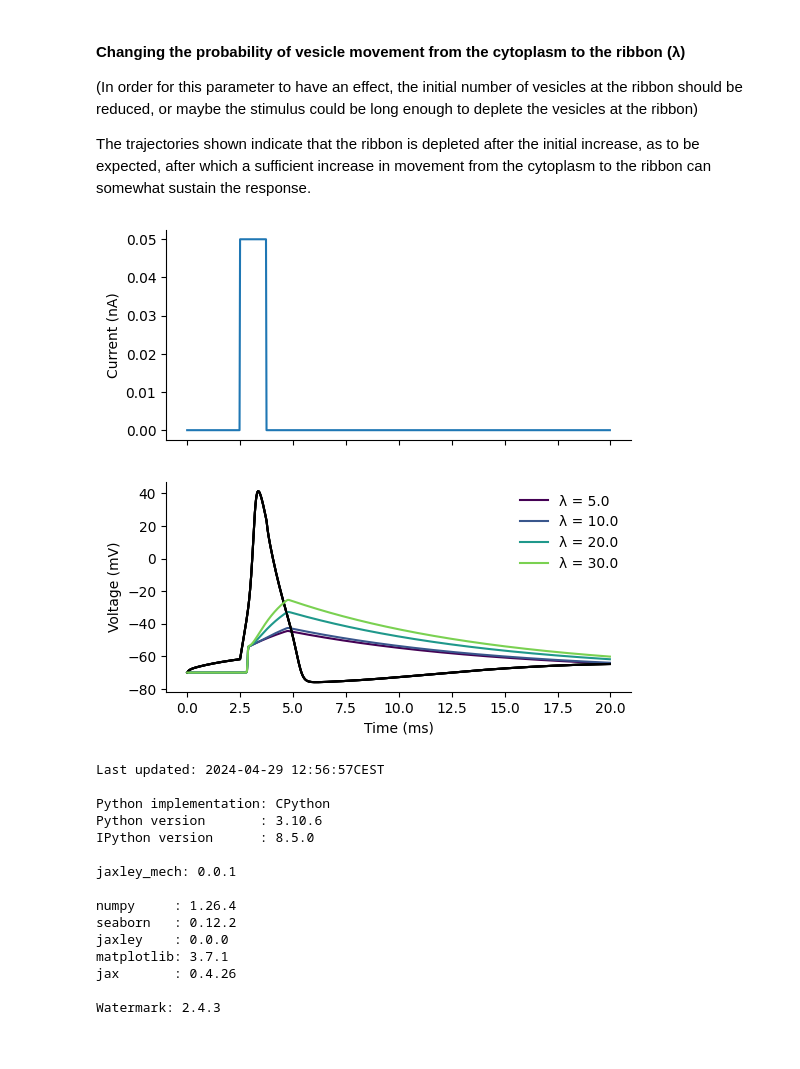
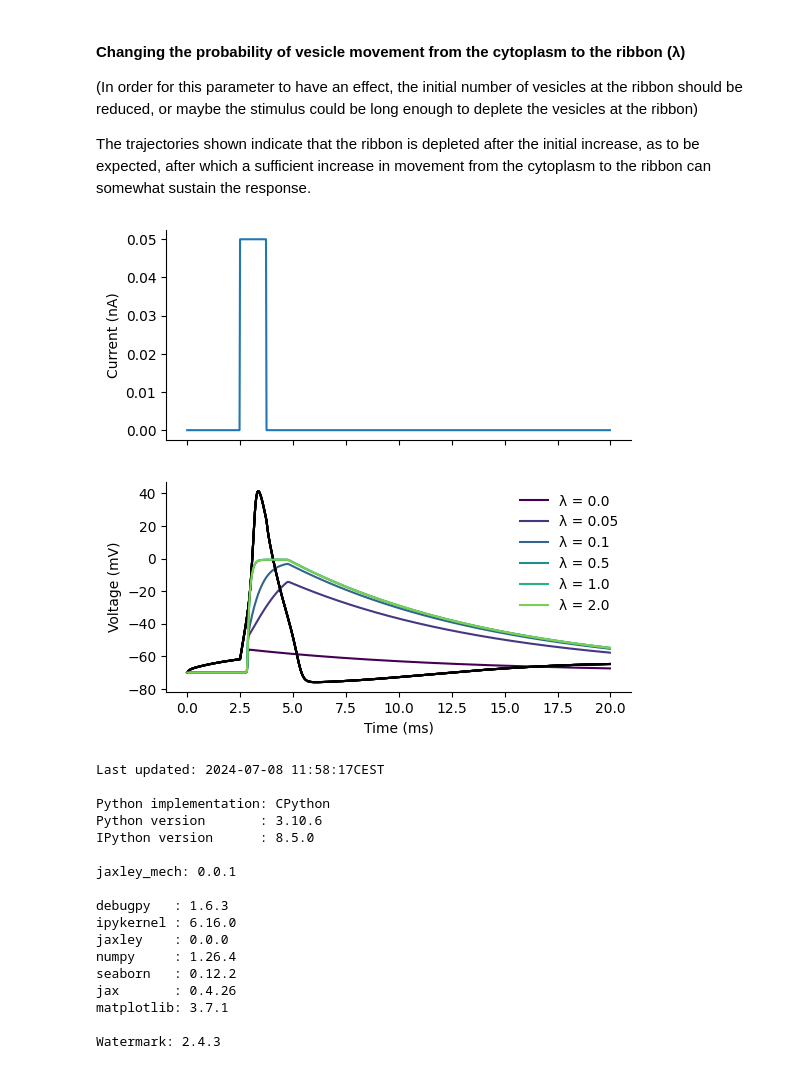
Before and after one commit to jaxleyverse/jaxley-mech, a Jupyter notebook: notebooks/synapses/ribbon.ipynb, the cells around one changed output. Drawn from its saved outputs; the diff is of its cells as text; code cells hidden in the pictures.

```diff
--- a/notebooks/synapses/ribbon.ipynb
+++ b/notebooks/synapses/ribbon.ipynb
@@ -139,7 +151,7 @@ sns.despine();
 # %% [markdown]
 #### Changing the probability of vesicle movement from the ribbon to the dock ($p_r$)
 # %%
-prs = [0, 0.2, 0.4, 0.6, 0.8, 1.0]
+prs = [0, 0.01, 0.05, 0.1, 0.2, 1.0]
 colors = plt.cm.viridis(np.linspace(0, 1, len(prs)))
 
 fig, ax = plt.subplots(2, 1, figsize=(6, 6), sharex=True)
@@ -175,42 +189,42 @@ sns.despine();
 
 The trajectories shown indicate that the ribbon is depleted after the initial increase, as to be expected, after which a sufficient increase in movement from the cytoplasm to the ribbon can somewhat sustain the response.
 # %%
-lams = [5.0, 10.0, 20.0, 30.0]
+lams = np.array([0, 0.05, 0.1, 0.5, 1.0, 2.0])
 colors = plt.cm.viridis(np.linspace(0, 0.8, len(lams)))
 
 fig, ax = plt.subplots(2, 1, figsize=(6, 6), sharex=True)
 _ = ax[0].plot(time, inp_current)
 
 for i, l in enumerate(lams):
     _ = np.random.seed(0)
 
     network.delete_recordings()
     network.cell(0).record(verbose=False)
     network.cell(1).record(verbose=False)
 
     network.RibbonSynapse.set("RibbonSynapse_ribboned", 1)
     network.set("RibbonSynapse_p_r", 0.1)
     network.RibbonSynapse.set("RibbonSynapse_lam", l)
 
     v = jx.integrate(
         network, t_max=t_max, delta_t=dt, solver="bwd_euler", data_stimuli=data_stimuli
     )
 
     _ = ax[1].plot(time, v[0, :-1], color="k")
     _ = ax[1].plot(time, v[1, :-1], color=colors[i], label=f"λ = {l}")
 
 ax[0].set_ylabel("Current (nA)")
 ax[1].set_ylabel("Voltage (mV)")
 ax[1].set_xlabel("Time (ms)")
 plt.legend(frameon=False)
 sns.despine();
 # %% [output]
-[figure, old version]
+[figure, new version]
 # %%
 %load_ext watermark
 %watermark --time --date --timezone --updated --python --iversions --watermark -p jaxley_mech
 # %% [output]
-Last updated: 2024-04-29 12:56:57CEST
+Last updated: 2024-07-08 11:58:17CEST
 
 Python implementation: CPython
 Python version       : 3.10.6
@@ -218,10 +232,12 @@ IPython version      : 8.5.0
 
 jaxley_mech: 0.0.1
 
+debugpy   : 1.6.3
+ipykernel : 6.16.0
+jaxley    : 0.0.0
 numpy     : 1.26.4
 seaborn   : 0.12.2
-jaxley    : 0.0.0
+jax       : 0.4.26
 matplotlib: 3.7.1
-jax       : 0.4.26
 
 Watermark: 2.4.3
```
Also changed, not shown: parts of 4 cells of this notebook, 4 other files.
